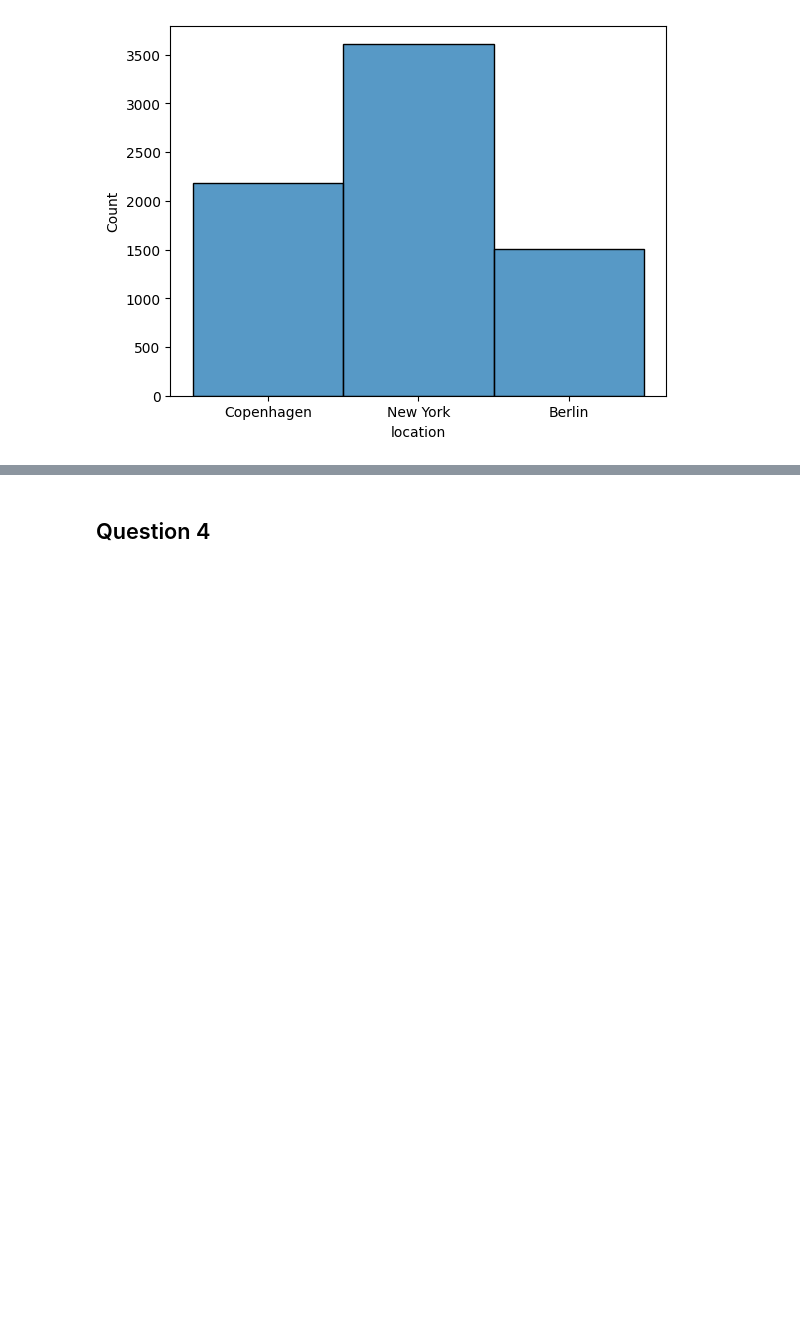
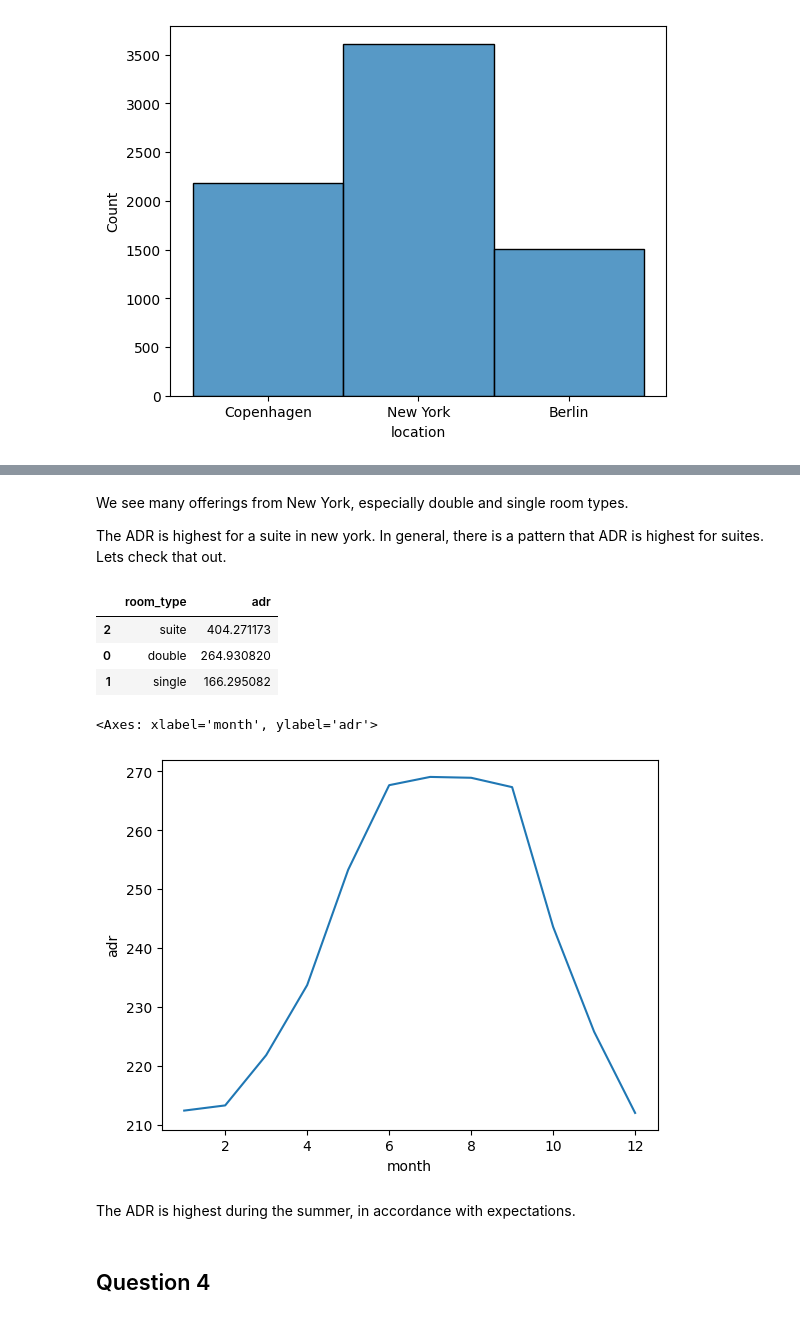
Before and after one commit to mortgad/PricingExam, a Jupyter notebook: exam2024.ipynb, the cells around one changed output, grey strips where cells are left out. Saved outputs shown, nothing was run; the diff lists cells and outputs as text; code cells hidden in the pictures; blank space fills up the shorter version.

```diff
--- a/exam2024.ipynb
+++ b/exam2024.ipynb
@@ -192,3 +259,25 @@ sns.histplot(df['location'])
+# %% [markdown]
+We see many offerings from New York, especially double and single room types.
+
+The ADR is highest for a suite in new york. In general, there is a pattern that ADR is highest for suites. Lets check that out.
+# %%
+df.groupby(['room_type']).agg({'adr': 'mean'}).reset_index().sort_values(by='adr', ascending=False)
+# %% [output]
+|  | room_type | adr |
+| 2 | suite | 404.271173 |
+| 0 | double | 264.930820 |
+| 1 | single | 166.295082 |
+# %%
+# Let's inspect ADR by month
+
+months = df.groupby(['month']).agg({'adr': 'mean'}).reset_index()
+
+sns.lineplot(data=months, x='month', y='adr')
+# %% [output]
+<Axes: xlabel='month', ylabel='adr'>
+[figure, added]
+# %% [markdown]
+The ADR is highest during the summer, in accordance with expectations.
 # %% [markdown]
 ## Question 4
 # %% [markdown]
```
Also changed, not shown: parts of 15 cells of this notebook.
